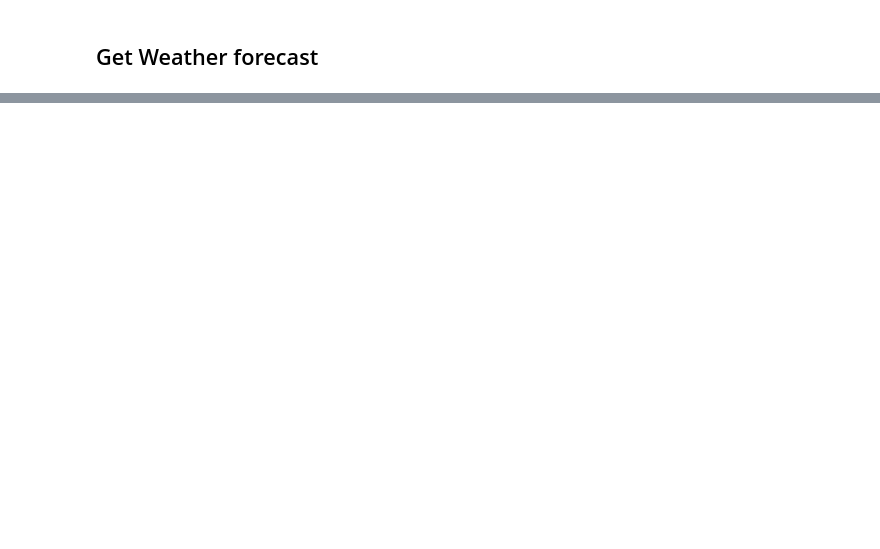
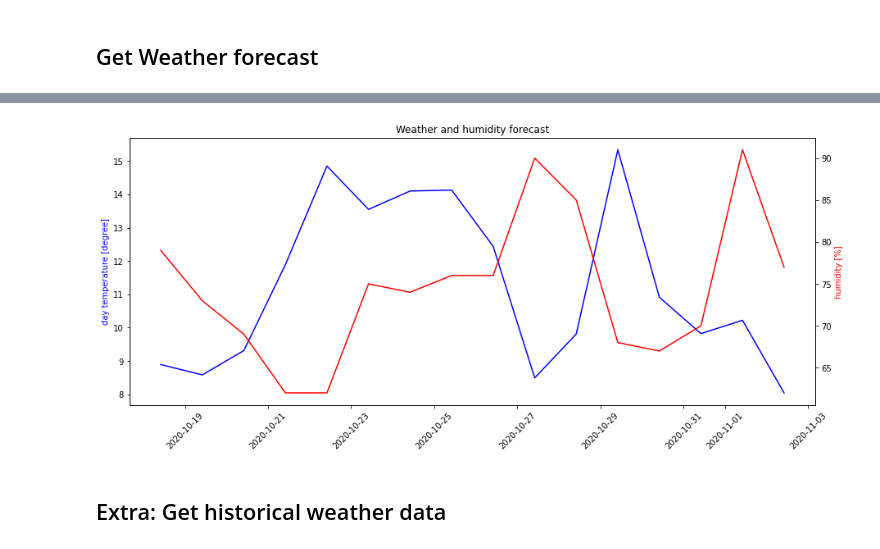
Before and after one commit to female-coders-linz/workshops, a Jupyter notebook: weather_forecast/Weather_data.ipynb, the cells around one changed output, grey strips where cells are left out. Cells and saved outputs as stored; diff of their text form; code cells hidden in the pictures; blank space fills up the shorter version.

```diff
--- a/weather_forecast/Weather_data.ipynb
+++ b/weather_forecast/Weather_data.ipynb
@@ -202,0 +143,18 @@ datetime.datetime(2020, 10, 26, 10, 0)
+# %%
+fig, ax1 = plt.subplots(figsize=(15, 6))
+
+ax1.plot(temperature_df['dt'], temperature_df['day_temp'], color='blue')
+plt.xticks(rotation=45)
+
+ax2 = ax1.twinx()
+ax2.plot(temperature_df['dt'], temperature_df['humidity'], color='red')
+
+ax1.set_ylabel('day temperature [degree]', color='blue')
+ax2.set_ylabel('humidity [%]', color='red')
+
+plt.title('Weather and humidity forecast')
+plt.show()
+# %% [output]
+[figure, added]
+# %% [markdown]
+## Extra: Get historical weather data
```
Also changed, not shown: parts of 24 cells of this notebook.
